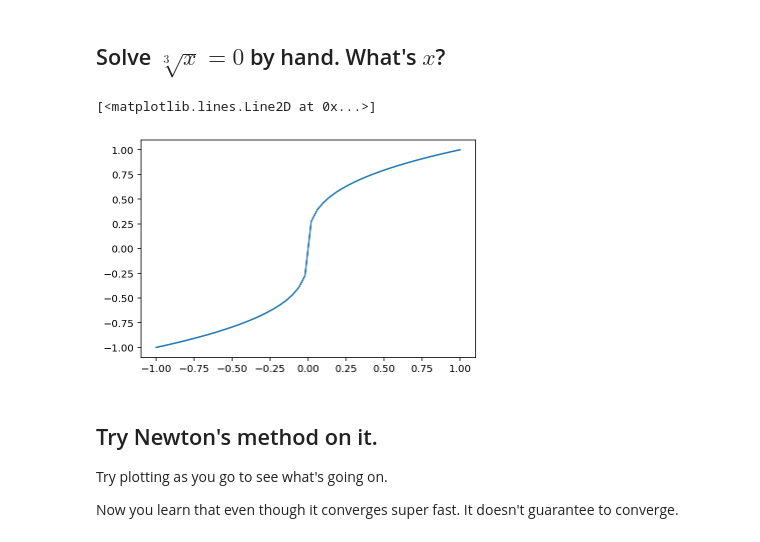
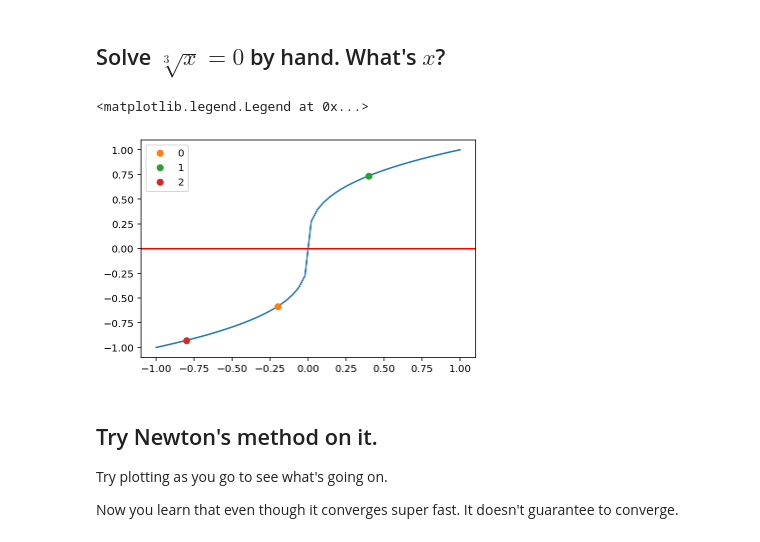
Before and after one commit to MUIC-Numerical-Methods-2018/Exercise-1-Basics-Notebook-and-Finding-Root, a Jupyter notebook: 01 Plotting and Finding Root.ipynb, the cells around one changed output. Cells and saved outputs as stored; diff of their text form; code cells hidden in the pictures.

```diff
--- a/01 Plotting and Finding Root.ipynb
+++ b/01 Plotting and Finding Root.ipynb
@@ -263,12 +263,28 @@ Here is how I annotate the figure
 # %%
 def cube_root(x):
     return np.power(np.abs(x),float(1)/3)*np.sign(x)
+
+def cube_root_p(x):
+    # 1/3 x^-2/3
+    return 1/3/cube_root(x)**2
+
 xs = np.linspace(-1, 1, 50)
 ys = cube_root(xs)
 plt.plot(xs, ys)
+plt.axhline(0, color='red')
+
+def newton(f, fp, x0: float, n: int):
+    ans = x0
+    for i in range(n):
+        ans = ans - f(ans)/fp(ans)
+        plt.plot(ans, f(ans), 'o', label=str(i))
+    return ans
+
+newton(cube_root, cube_root_p, 0.1, 3)
+plt.legend()
 # %% [output]
-[<matplotlib.lines.Line2D at 0x...>]
+<matplotlib.legend.Legend at 0x...>
-[figure, old version]
+[figure, new version]
 # %% [markdown]
 ## Try Newton's method on it.
 Try plotting as you go to see what's going on.
```
